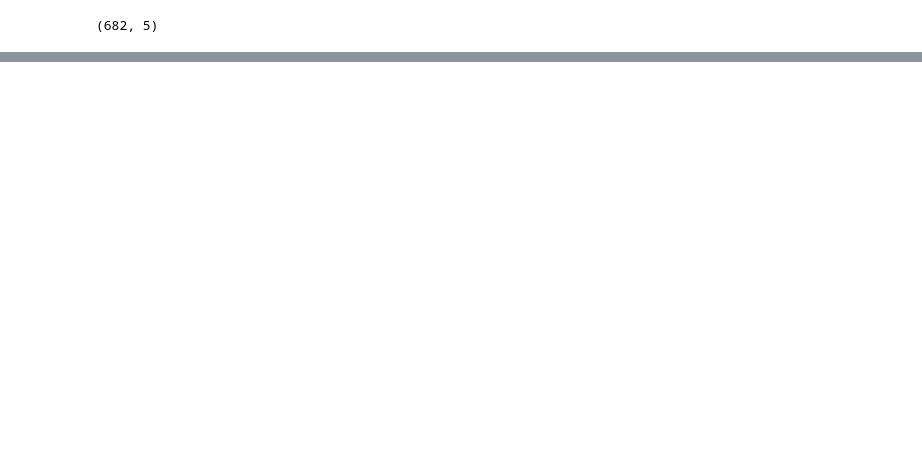
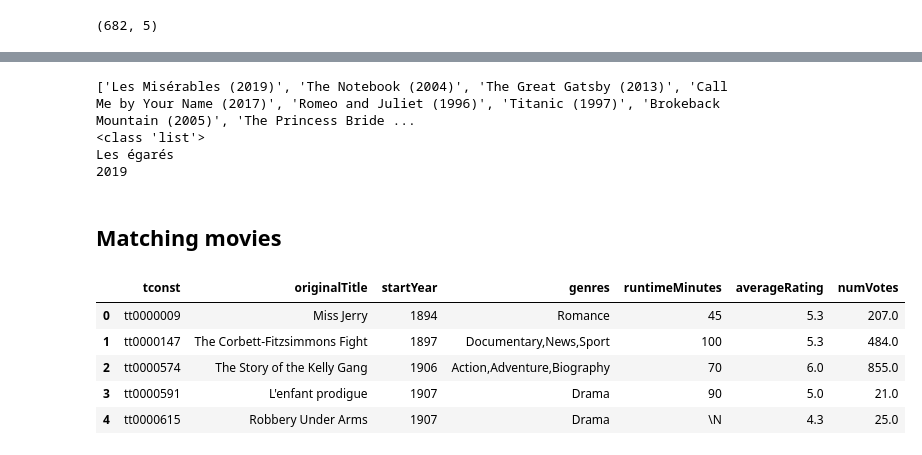
Before and after one commit to smendes2901/movie_chat_bot, a Jupyter notebook: palm2.ipynb, the cells around one changed output, grey strips where cells are left out. Drawn from its saved outputs; the diff is of its cells as text; code cells hidden in the pictures; blank space fills up the shorter version.

```diff
--- a/palm2.ipynb
+++ b/palm2.ipynb
@@ -515,0 +642,11 @@ df[["tconst", "originalTitle", "data", "question", "answer"]].to_feather("datase
+# %%
+idx = 1005
+print(prompt_recom_subset["recommended_movies_formatted"].iloc[idx])
+print(type(prompt_recom_subset["recommended_movies_formatted"].iloc[idx]))
+print(prompt_recom_subset["originalTitle"].iloc[idx])
+print(prompt_recom_subset["startYear"].iloc[idx])
+# %% [output]
+['Les Misérables (2019)', 'The Notebook (2004)', 'The Great Gatsby (2013)', 'Call Me by Your Name (2017)', 'Romeo and Juliet (1996)', 'Titanic (1997)', 'Brokeback Mountain (2005)', 'The Princess Bride ...
+<class 'list'>
+Les égarés
+2019
@@ -515,0 +655,12 @@ df[["tconst", "originalTitle", "data", "question", "answer"]].to_feather("datase
+# %% [markdown]
+## Matching movies
+# %%
+movie_ds = pd.read_csv("./datasets/movie_datasets/imdb/movie_complete_clean.csv")
+movie_ds.head()
+# %% [output]
+|  | tconst | originalTitle | startYear | genres | runtimeMinutes | averageRating | numVotes |
+| 0 | tt0000009 | Miss Jerry | 1894 | Romance | 45 | 5.3 | 207.0 |
+| 1 | tt0000147 | The Corbett-Fitzsimmons Fight | 1897 | Documentary,News,Sport | 100 | 5.3 | 484.0 |
+| 2 | tt0000574 | The Story of the Kelly Gang | 1906 | Action,Adventure,Biography | 70 | 6.0 | 855.0 |
+| 3 | tt0000591 | L'enfant prodigue | 1907 | Drama | 90 | 5.0 | 21.0 |
+| 4 | tt0000615 | Robbery Under Arms | 1907 | Drama | \N | 4.3 | 25.0 |
```
Also changed, not shown: parts of 63 cells of this notebook, 21 other files.
